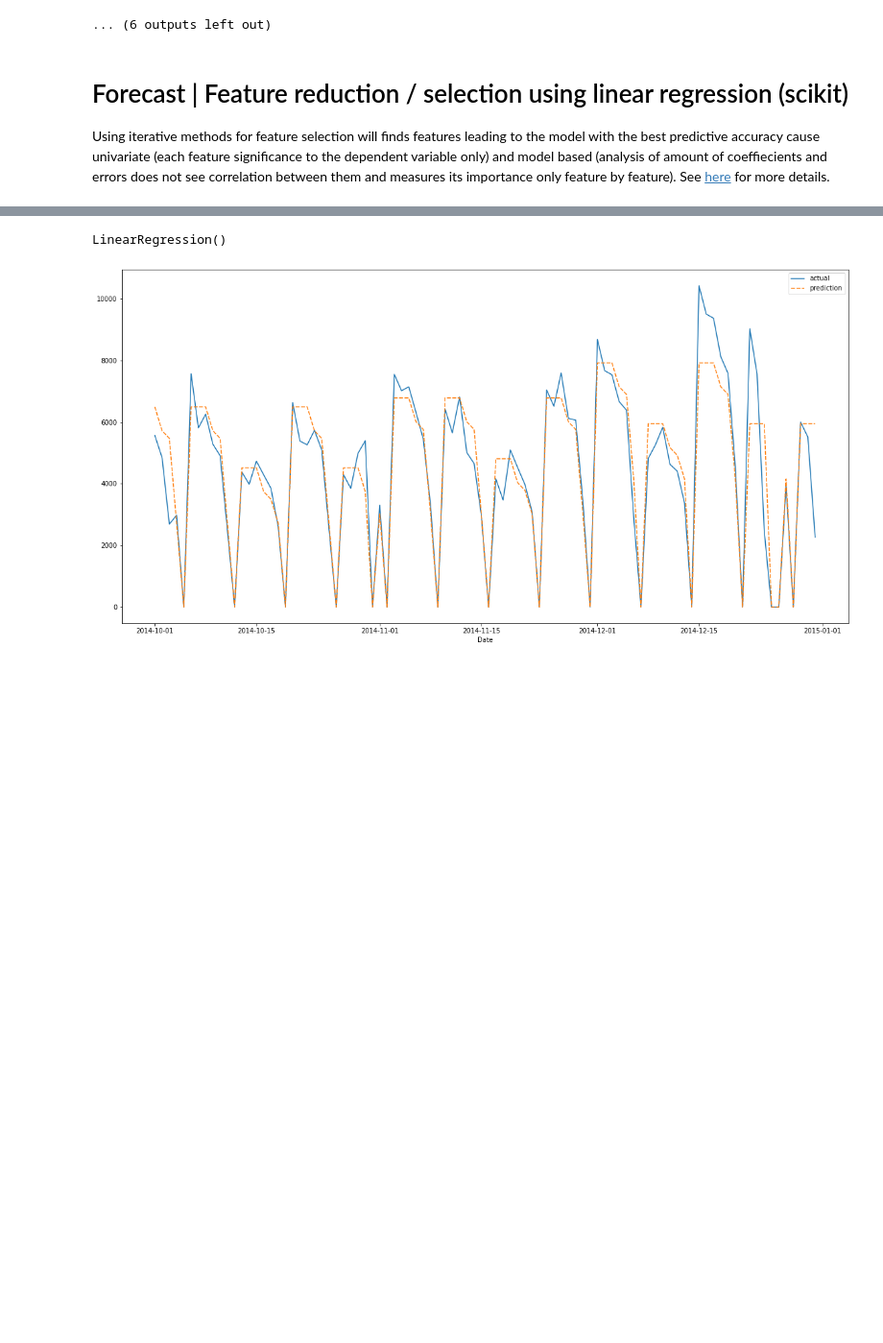
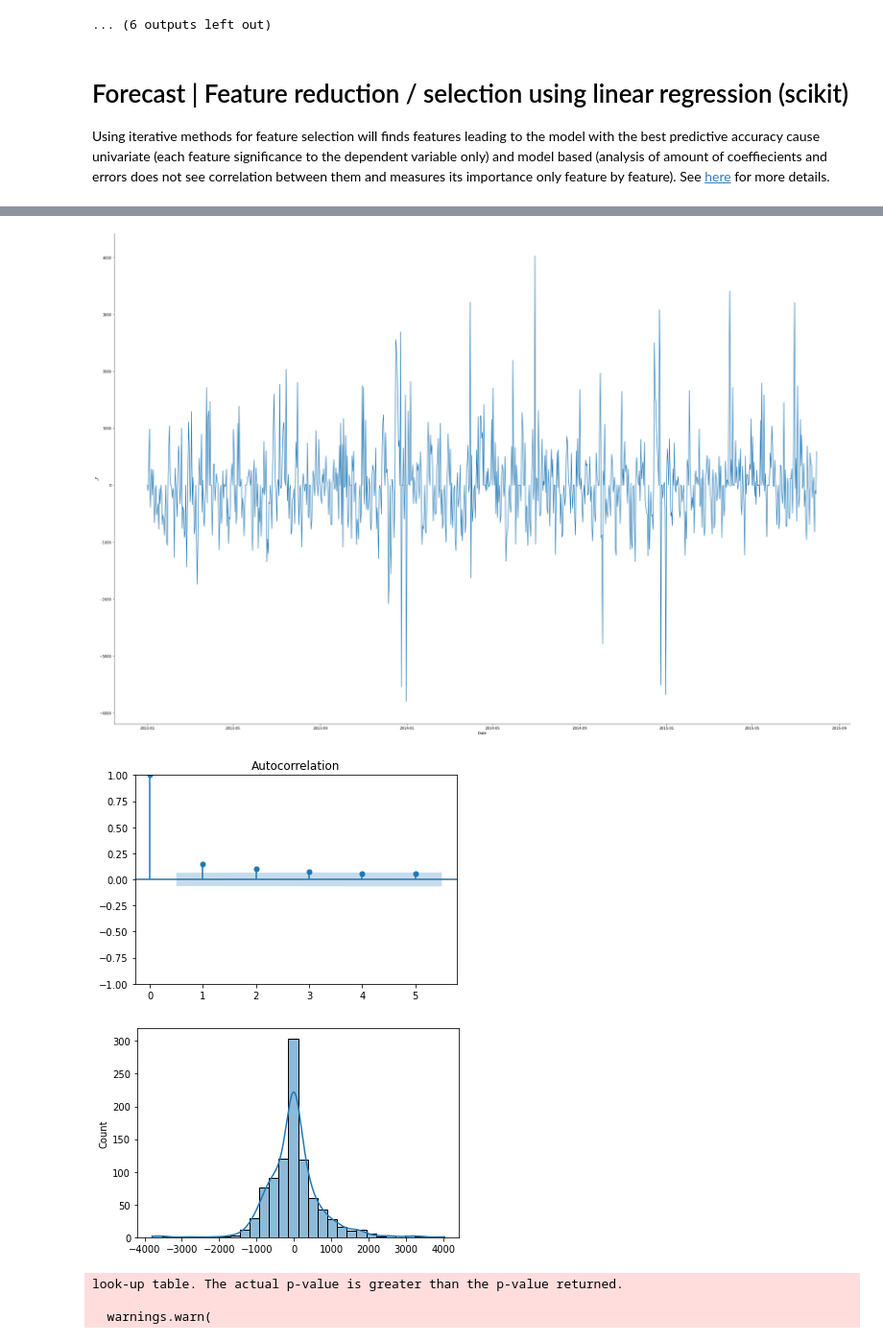
Before and after one commit to bruennijs/kaggle_rossmann_sales, a Jupyter notebook: linear_daily.ipynb, the cells around one changed output, grey strips where cells are left out. Shown at 96% size. Saved outputs shown, nothing was run; the diff lists cells and outputs as text; code cells hidden in the pictures; blank space fills up the shorter version.

```diff
--- a/linear_daily.ipynb
+++ b/linear_daily.ipynb
@@ -439,11 +495,10 @@ model_accuracy_scikit(LinearRegression(), X, Y, cv_splitter, scorer=make_scorer(
 print('------ Scikit | Iterate over multiple amount of features and select with best accuracy --------')
 
 result_ = DataFrame(select_best_features_until(X, Y,
-                                               n_features_to_select_threshold=14,
+                                               n_features_to_select_threshold=3,
                                                cv=cv_splitter,
-                                               direction='forward'))
+                                               direction='backward'))
 
-#print('Feature set with high score [{}]'.format(result_.loc[result_['score'].max()]))
-print('Result [%s]' % result_)
+result_
 # %% [output]
 ------ Scikit | Accuracy using all features --------
@@ -473,33 +546,42 @@ So we choose the model with the smallest CV score and take a look at
 # %%
-# Actual vs Fitted
-def plot_time_series(**kwargs):
-
-    f, axes = plt.subplots(1, 1)
-    f.set_size_inches(w=20, h=10)
-    f = lineplot(data=pd.DataFrame(data=kwargs), ax=axes)
-    plt.show()
 
 best_fit_ = result_.set_index('CV').loc[result_['CV'].min()]
 
 X_selected: DataFrame = X[best_fit_.features_selected]
 
 model = LinearRegression()
-model.fit(X_selected, Y)
+model = model.fit(X_selected, Y)
+y_pred: Series = Series(data=model.predict(X_selected), index=Y.index)
+residuals_ = Y - y_pred
 
-plot_time_series(actual=Y['2014-10':'2014-12'], prediction=Series(data=model.predict(X_selected), index=Y.index)['2014-10':'2014-12'])
+plot_series_hist_acf_kpss(residuals_, hist_bins=30)
+#Series(residuals_.sort_values()).sort_values(ascending=False).head(20)
 
+# 2. Plot Fitted vs residuals
+plot_fitted_against_residuals(fitted=Y, residuals=residuals_)
+
+plot_time_series(actual=Y['2013-10':'2015-01'], prediction=y_pred['2013-10':'2015-01'])
+
+# 3. Correlations between predictors and see whether one of each pair have been eliminated by the feature selection process
+#X.corrwith(Y, method='pearson').apply(np.abs).sort_values()
+X_selected.corr(method='pearson')
+X_selected.corrwith(Y, method='pearson').apply(np.abs).sort_values()
 # todo:
 # 1. Features correlated a lot of each other remove before going on (https://scikit-learn.org/stable/modules/generated/sklearn.feature_selection.chi2.html#sklearn.feature_selection.chi2)
 # 2. Use CV (create scorer impl using scikit's LeaveOneOut() splitter)  vs SSE or R² of residuals (https://otexts.com/fpp3/selecting-predictors.html#cross-validation)
 # 3. Use model based SelectFromModel or https://otexts.com/fpp3/selecting-predictors.html and compare to iterative approach
 
 #model_accuracy_scikit(LinearRegression(), X, Y, [()])
 
 # correlation matrix
 #print('Correlation Matrix (features pairwise, method pearson)')
 #X.assign(Open=df_train['Open']).corr(method='pearson')  # see which vars are dependent of each other and could be removed
 #print('Correlation Matrix (features -> Sales, method pearson)')
 #X.corrwith(Y, method='pearson')
 # %% [output]
+[figure, new version]
+[figure, added]
+[figure, added]
-LinearRegression()
+look-up table. The actual p-value is greater than the p-value returned.
+
+  warnings.warn(
-[figure, old version]
```
Also changed, not shown: parts of 7 cells of this notebook, 1 other file.
